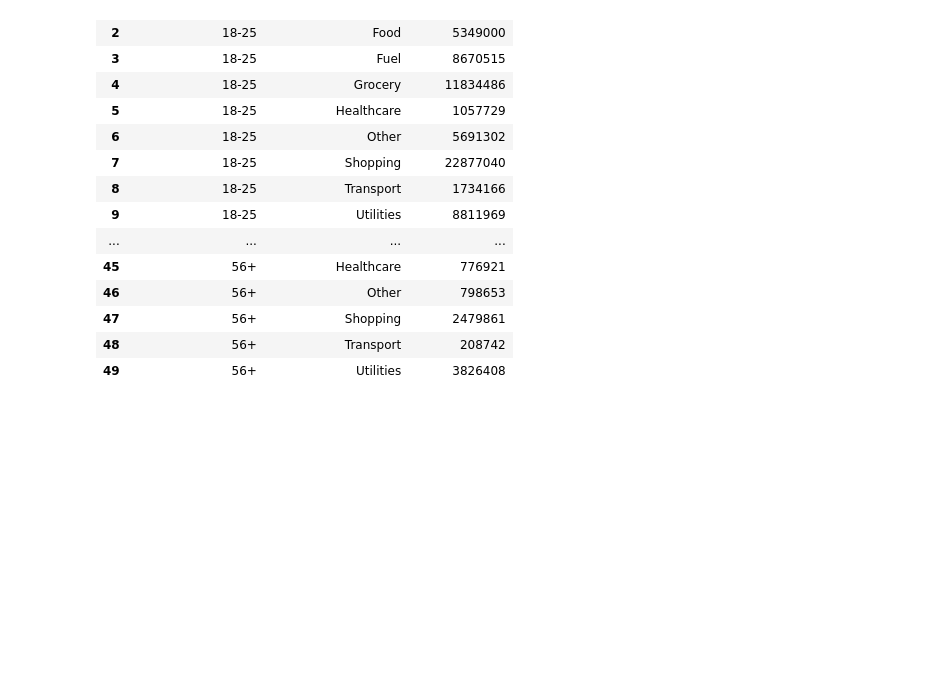
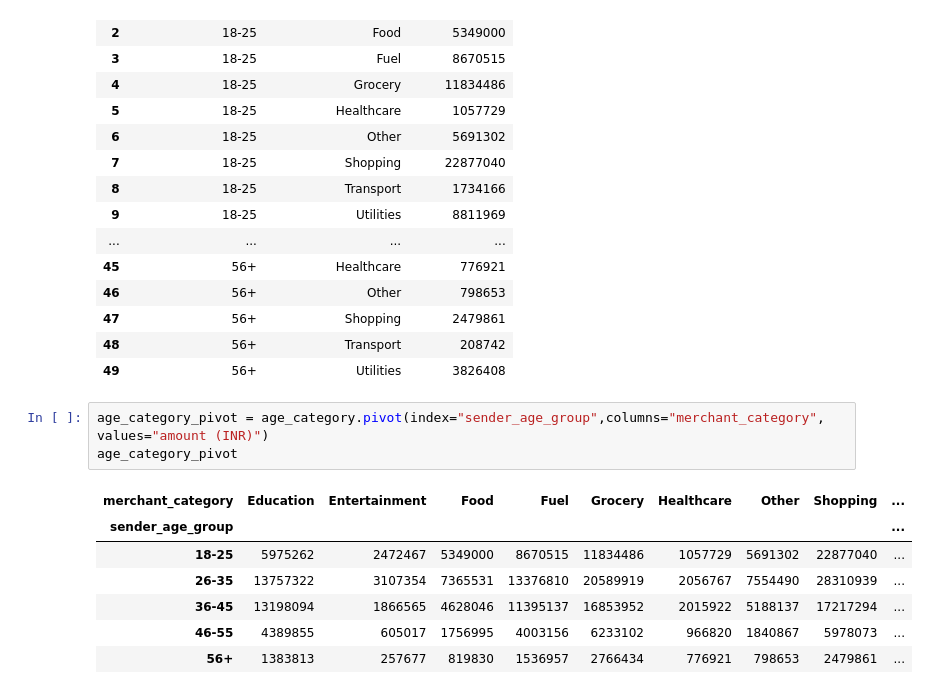
Before and after one commit to RehanShikalgar/upi-insights-2024, a Jupyter notebook: 01_data_inspection.ipynb, the cells around one changed output. Saved outputs shown, nothing was run; the diff lists cells and outputs as text; blank space fills up the shorter version.

```diff
--- a/01_data_inspection.ipynb
+++ b/01_data_inspection.ipynb
@@ -383,3 +402,14 @@ age_category
 | 47 | 56+ | Shopping | 2479861 |
 | 48 | 56+ | Transport | 208742 |
 | 49 | 56+ | Utilities | 3826408 |
+# %%
+age_category_pivot = age_category.pivot(index="sender_age_group",columns="merchant_category", values="amount (INR)")
+age_category_pivot
+# %% [output]
+| merchant_category | Education | Entertainment | Food | Fuel | Grocery | Healthcare | Other | Shopping | ... |
+| sender_age_group |  |  |  |  |  |  |  |  | ... |
+| 18-25 | 5975262 | 2472467 | 5349000 | 8670515 | 11834486 | 1057729 | 5691302 | 22877040 | ... |
+| 26-35 | 13757322 | 3107354 | 7365531 | 13376810 | 20589919 | 2056767 | 7554490 | 28310939 | ... |
+| 36-45 | 13198094 | 1866565 | 4628046 | 11395137 | 16853952 | 2015922 | 5188137 | 17217294 | ... |
+| 46-55 | 4389855 | 605017 | 1756995 | 4003156 | 6233102 | 966820 | 1840867 | 5978073 | ... |
+| 56+ | 1383813 | 257677 | 819830 | 1536957 | 2766434 | 776921 | 798653 | 2479861 | ... |
```
Also changed, not shown: parts of 22 cells of this notebook.
